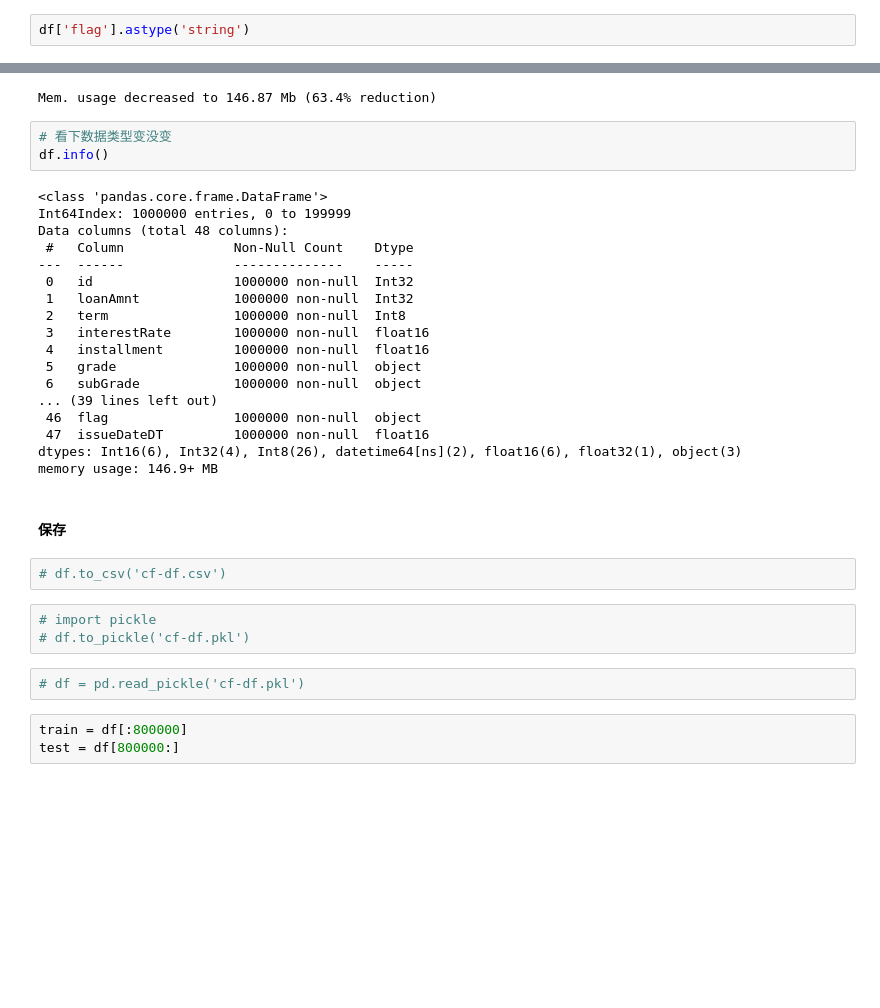
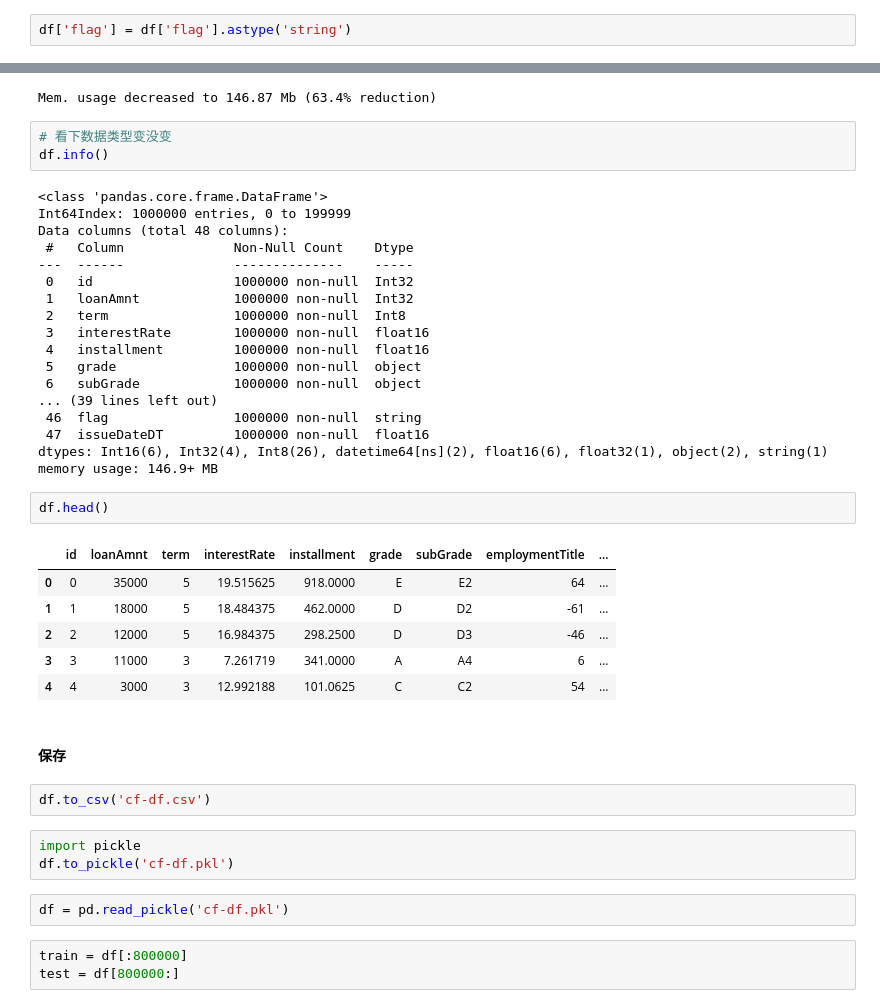
Before and after one commit to elsieyin/FengKo, a Jupyter notebook: clean-format.ipynb, the cells around one changed output, grey strips where cells are left out. Drawn from its saved outputs; the diff is of its cells as text; blank space fills up the shorter version.

Commit message:
+ cf-train/test pkl, ‘flag’=>string
+ cf-train/test pkl
*‘flag’=>string
+ my eda

```diff
--- a/clean-format.ipynb
+++ b/clean-format.ipynb
@@ -49,4 +49,4 @@ df = pd.concat([train, test])
 # %%
 df.drop('policyCode',axis = 1, inplace=True)
 # %%
-df['flag'].astype('string')
+df['flag'] = df['flag'].astype('string')
@@ -233,19 +214,28 @@ Data columns (total 48 columns):
  5   grade               1000000 non-null  object
  6   subGrade            1000000 non-null  object
 ... (39 lines left out)
- 46  flag                1000000 non-null  object
+ 46  flag                1000000 non-null  string
  47  issueDateDT         1000000 non-null  float16
-dtypes: Int16(6), Int32(4), Int8(26), datetime64[ns](2), float16(6), float32(1), object(3)
+dtypes: Int16(6), Int32(4), Int8(26), datetime64[ns](2), float16(6), float32(1), object(2), string(1)
 memory usage: 146.9+ MB
+# %%
+df.head()
+# %% [output]
+|  | id | loanAmnt | term | interestRate | installment | grade | subGrade | employmentTitle | ... |
+| 0 | 0 | 35000 | 5 | 19.515625 | 918.0000 | E | E2 | 64 | ... |
+| 1 | 1 | 18000 | 5 | 18.484375 | 462.0000 | D | D2 | -61 | ... |
+| 2 | 2 | 12000 | 5 | 16.984375 | 298.2500 | D | D3 | -46 | ... |
+| 3 | 3 | 11000 | 3 | 7.261719 | 341.0000 | A | A4 | 6 | ... |
+| 4 | 4 | 3000 | 3 | 12.992188 | 101.0625 | C | C2 | 54 | ... |
 # %% [markdown]
 #### 保存
 # %%
-# df.to_csv('cf-df.csv')
+df.to_csv('cf-df.csv')
 # %%
-# import pickle
-# df.to_pickle('cf-df.pkl')
+import pickle
+df.to_pickle('cf-df.pkl')
 # %%
-# df = pd.read_pickle('cf-df.pkl')
+df = pd.read_pickle('cf-df.pkl')
 # %%
 train = df[:800000]
 test = df[800000:]
```
Also changed, not shown: parts of 3 cells of this notebook, 1 other file.
